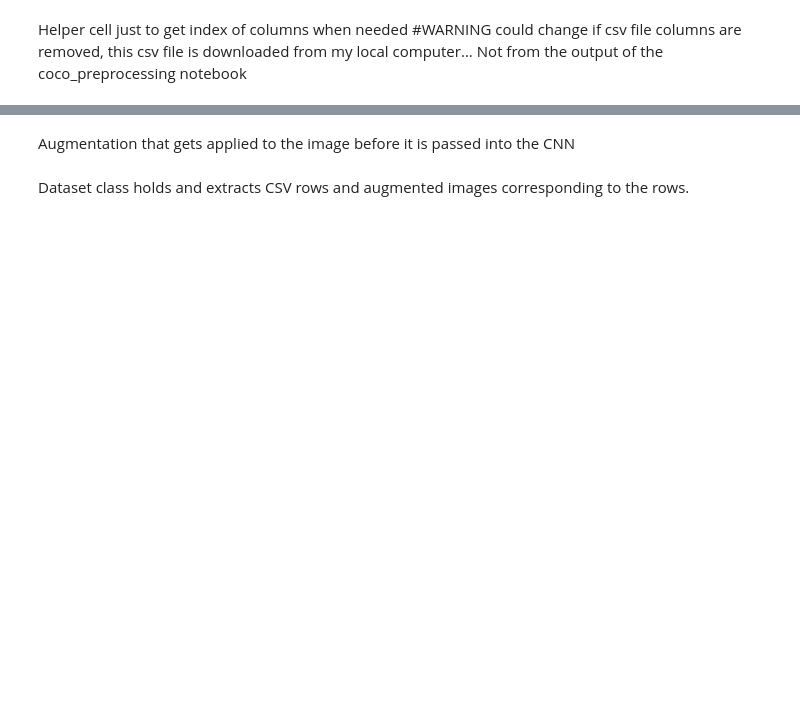
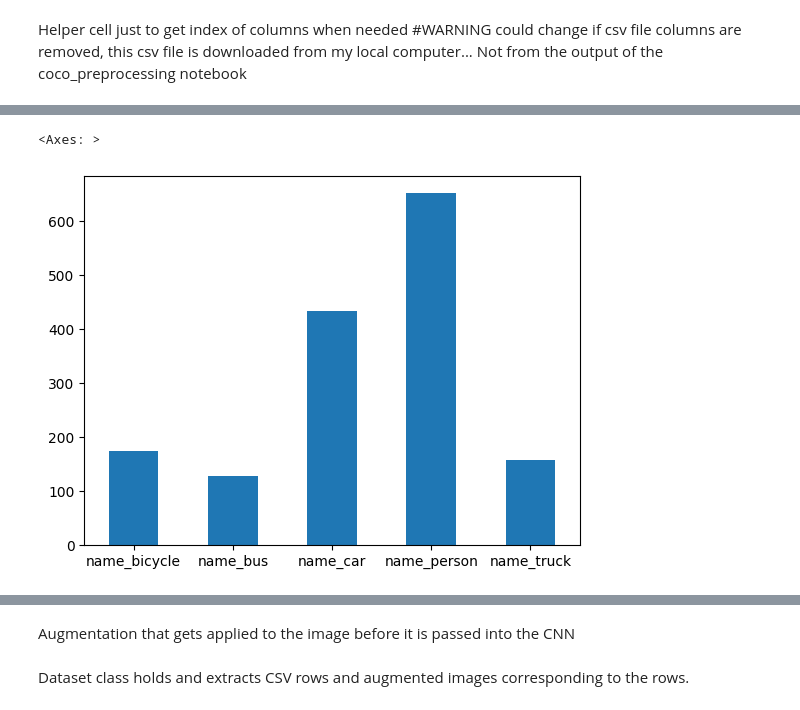
Before and after one commit to vijita-u/Guard-Ian, a Jupyter notebook: convolutional-neural-network.ipynb, the cells around one changed output, grey strips where cells are left out. Drawn from its saved outputs; the diff is of its cells as text; code cells hidden in the pictures; blank space fills up the shorter version.

```diff
--- a/convolutional-neural-network.ipynb
+++ b/convolutional-neural-network.ipynb
@@ -5,18 +5,28 @@
 
 import numpy as np # linear algebra
 import pandas as pd # data processing, CSV file I/O (e.g. pd.read_csv)
+
 import torch
 from torch.utils.data import Dataset, DataLoader
 from torchvision import transforms, utils
 from torchvision.transforms import ToTensor
 from torchvision.io import decode_image
+
+from torch import nn
+from torch import optim
+import torch.nn.functional as activation
+
+from sklearn.model_selection import train_test_split
+
 import matplotlib.pyplot as plt
 import os
 
+#gpu
+device = torch.device("cuda" if torch.cuda.is_available() else "cpu")
 
 
-csv_path = "/kaggle/input/datasets/ginoleone117/filtered-coco/filtered_coco_metadata.csv"
-images_path_train = "/kaggle/input/datasets/awsaf49/coco-2017-dataset/coco2017/train2017"
+csv_path = "/kaggle/input/datasets/ginoleone117/coco-cropped/cropped_coco.csv"
+images_path = "/kaggle/input/datasets/ginoleone117/cropped-coco-images/cropped_coco_images"
 # %% [markdown]
 Helper cell just to get index of columns when needed #WARNING could change if csv file columns are removed, this csv file is downloaded from my local computer... Not from the output of the coco_preprocessing notebook
 # %%
@@ -32,0 +55,8 @@ image_augmentations = transforms.Compose([
+# %%
+#plot the label distribution of the entire dataframe before splitting
+encoded_columns = ["name_bicycle", "name_bus", "name_car", "name_person", "name_truck"]
+sum_labels = df[encoded_columns].sum()
+sum_labels.plot.bar(x = "labels", y = "count", rot = 0)
+# %% [output]
+<Axes: >
+[figure, added]
```
Also changed, not shown: parts of 14 cells of this notebook.
